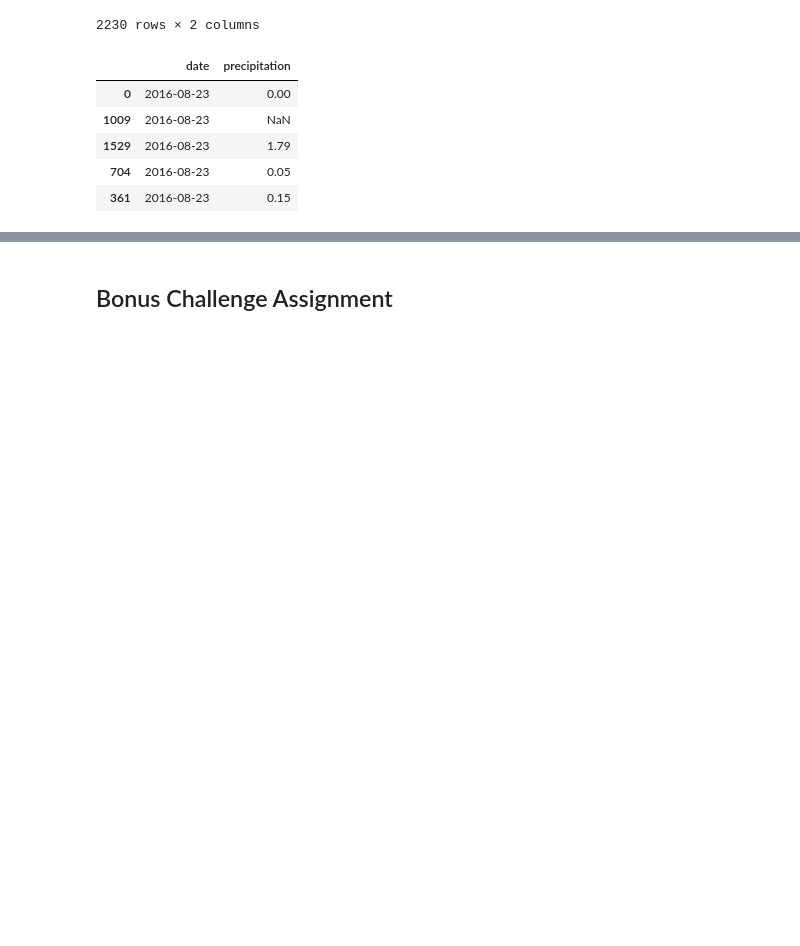
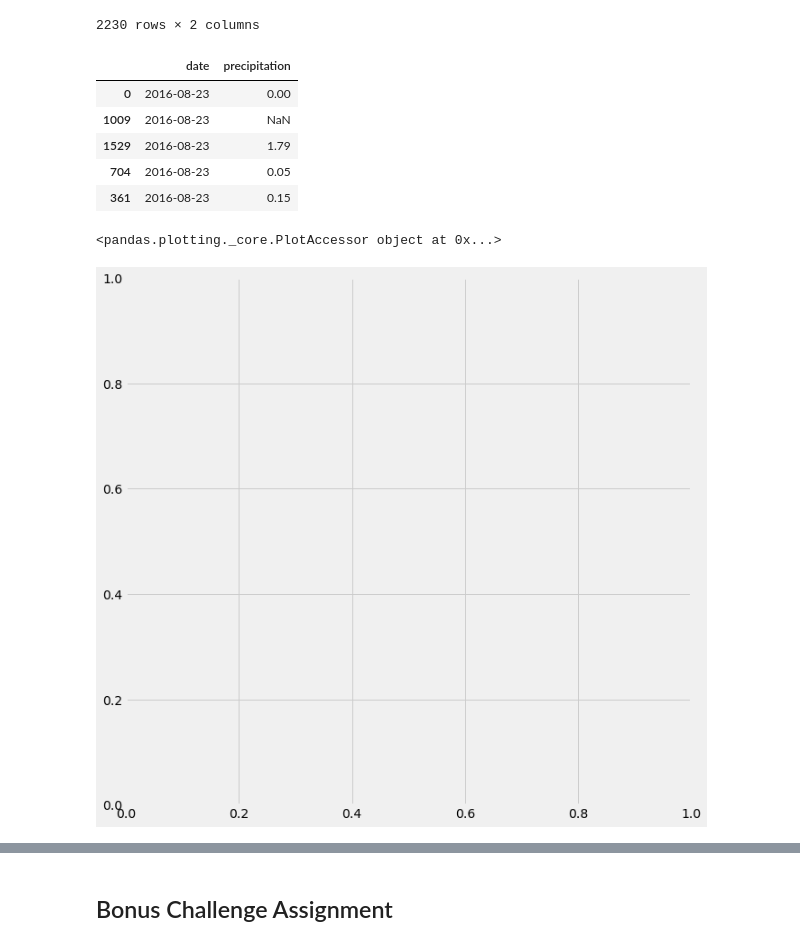
Before and after one commit to annarischitelli/sqlalchemy-challenge, a Jupyter notebook: climate_starter_Anna.ipynb, the cells around one changed output, grey strips where cells are left out. Drawn from its saved outputs; the diff is of its cells as text; code cells hidden in the pictures; blank space fills up the shorter version.

```diff
--- a/climate_starter_Anna.ipynb
+++ b/climate_starter_Anna.ipynb
@@ -101,5 +101,10 @@ precip_df.head()
 | 361 | 2016-08-23 | 0.15 |
 # %%
 # Use Pandas Plotting with Matplotlib to plot the data
+fig, ax = plt.subplots(figsize = (10, 10))
+precip_df.plot
+# %% [output]
+<pandas.plotting._core.PlotAccessor object at 0x...>
+[figure, added]
 # %%
 # Use Pandas to calcualte the summary statistics for the precipitation data
```
Also changed, not shown: parts of 6 cells of this notebook.
